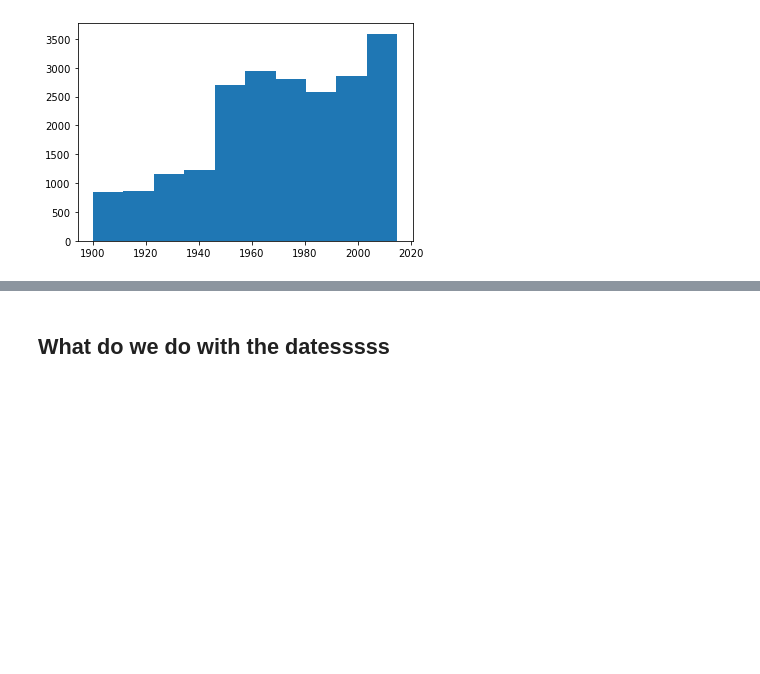
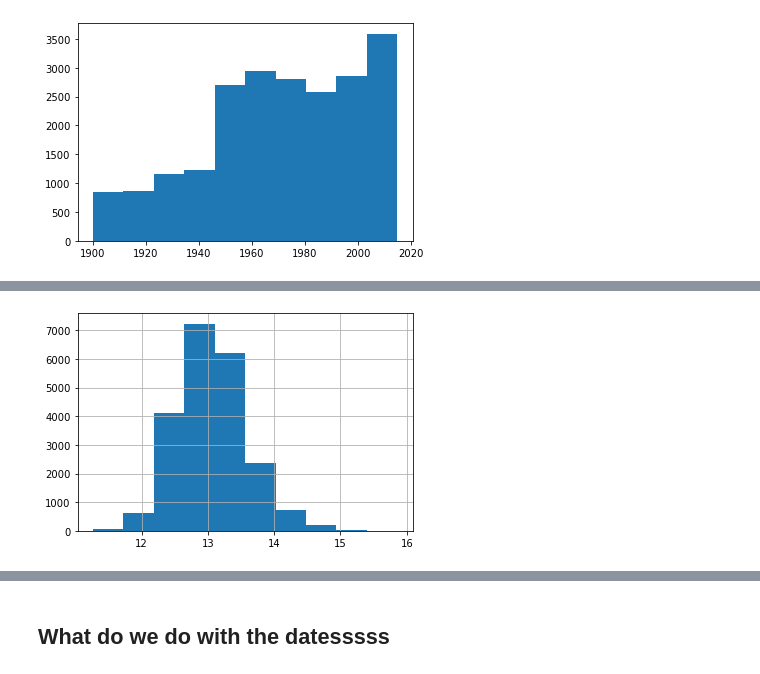
Before and after one commit to DrewFHolcombe/Housing-Sales-Analysis, a Jupyter notebook: Scratch Code/Drew.ipynb, the cells around one changed output, grey strips where cells are left out. Cells and saved outputs as stored; diff of their text form; code cells hidden in the pictures; blank space fills up the shorter version.

```diff
--- a/Scratch Code/Drew.ipynb
+++ b/Scratch Code/Drew.ipynb
@@ -266,0 +285,5 @@ Everything else seems normal. With the data cleaned, let's take a closer look.
+# %%
+y_log = np.log(y)
+y_log.hist();
+# %% [output]
+[figure, added]
```
Also changed, not shown: parts of 83 cells of this notebook.
